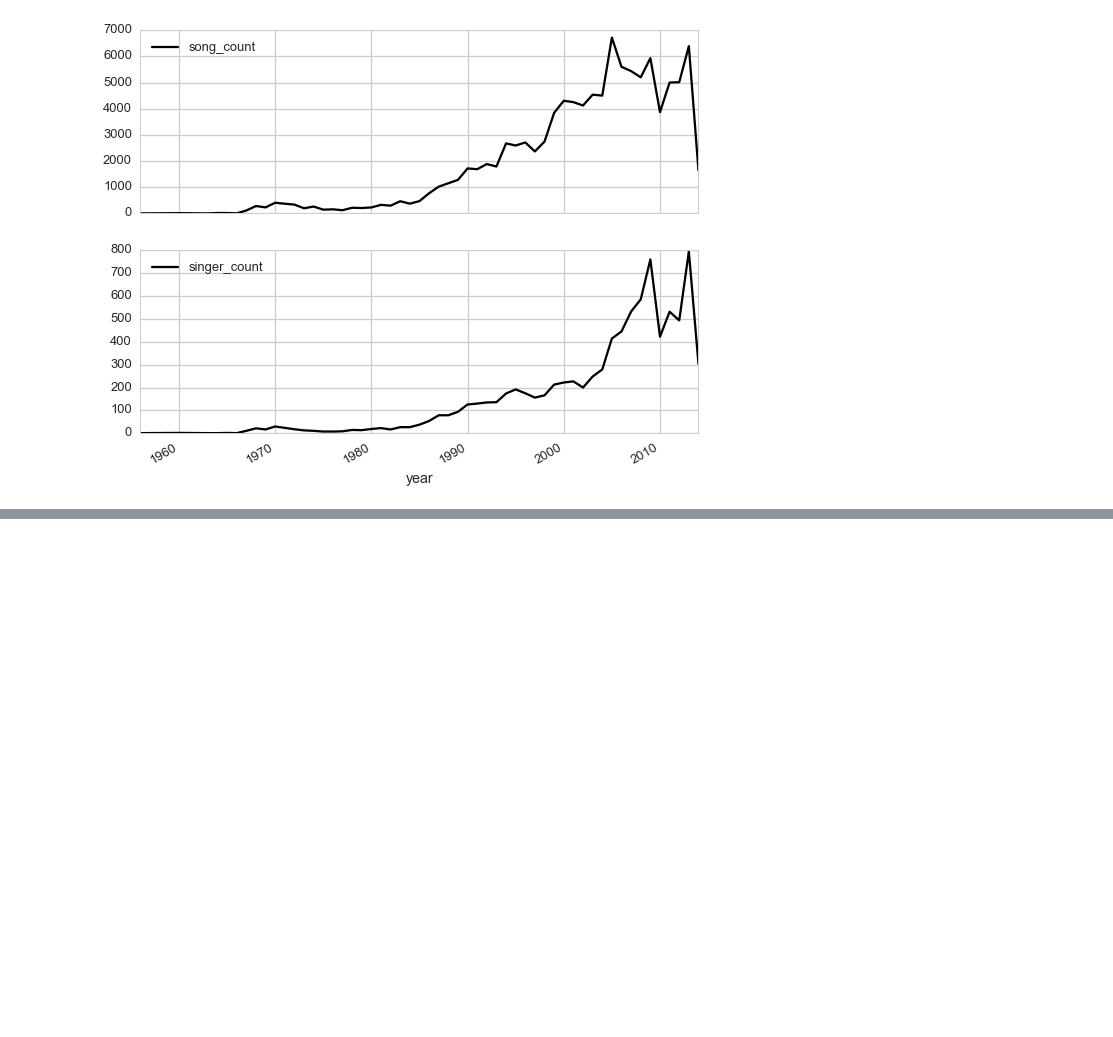
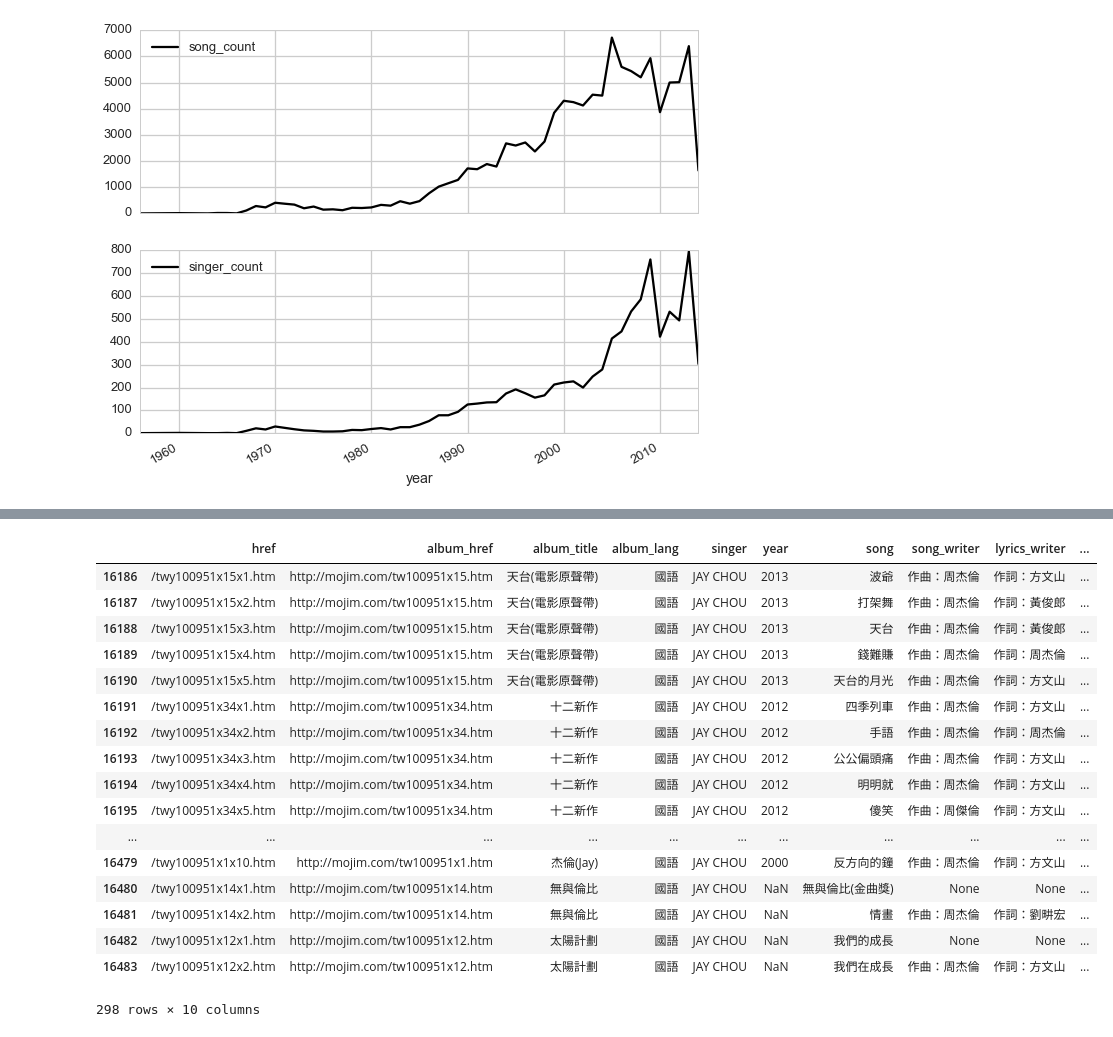
Before and after one commit to ccwang002/asia_lyrics, a Jupyter notebook: 2_Basic Statistics.ipynb, the cells around one changed output, grey strips where cells are left out. Saved outputs shown, nothing was run; the diff lists cells and outputs as text; code cells hidden in the pictures; blank space fills up the shorter version.

```diff
--- a/2_Basic Statistics.ipynb
+++ b/2_Basic Statistics.ipynb
@@ -87,3 +88,6 @@ stat_per_year.plot(x='year', subplots=True, sharex=True)
 array([<matplotlib.axes._subplots.AxesSubplot object at 0x...>,
        <matplotlib.axes._subplots.AxesSubplot object at 0x...>], dtype=object)
 [figure]
+# %%
+conn = sqlalchemy.create_engine('sqlite:///parsed_lyrics.db')
+df = pd.read_sql_table('songs', con=conn)
@@ -89,0 +170,21 @@ array([<matplotlib.axes._subplots.AxesSubplot object at 0x...>,
+# %%
+df[df.singer == 'JAY CHOU']
+# %% [output]
+|  | href | album_href | album_title | album_lang | singer | year | song | song_writer | lyrics_writer | ... |
+| 16186 | /twy100951x15x1.htm | http://mojim.com/tw100951x15.htm | 天台(電影原聲帶) | 國語 | JAY CHOU | 2013 | 波爺 | 作曲：周杰倫 | 作詞：方文山 | ... |
+| 16187 | /twy100951x15x2.htm | http://mojim.com/tw100951x15.htm | 天台(電影原聲帶) | 國語 | JAY CHOU | 2013 | 打架舞 | 作曲：周杰倫 | 作詞：黃俊郎 | ... |
+| 16188 | /twy100951x15x3.htm | http://mojim.com/tw100951x15.htm | 天台(電影原聲帶) | 國語 | JAY CHOU | 2013 | 天台 | 作曲：周杰倫 | 作詞：黃俊郎 | ... |
+| 16189 | /twy100951x15x4.htm | http://mojim.com/tw100951x15.htm | 天台(電影原聲帶) | 國語 | JAY CHOU | 2013 | 錢難賺 | 作曲：周杰倫 | 作詞：周杰倫 | ... |
+| 16190 | /twy100951x15x5.htm | http://mojim.com/tw100951x15.htm | 天台(電影原聲帶) | 國語 | JAY CHOU | 2013 | 天台的月光 | 作曲：周杰倫 | 作詞：方文山 | ... |
+| 16191 | /twy100951x34x1.htm | http://mojim.com/tw100951x34.htm | 十二新作 | 國語 | JAY CHOU | 2012 | 四季列車 | 作曲：周杰倫 | 作詞：方文山 | ... |
+| 16192 | /twy100951x34x2.htm | http://mojim.com/tw100951x34.htm | 十二新作 | 國語 | JAY CHOU | 2012 | 手語 | 作曲：周杰倫 | 作詞：周杰倫 | ... |
+| 16193 | /twy100951x34x3.htm | http://mojim.com/tw100951x34.htm | 十二新作 | 國語 | JAY CHOU | 2012 | 公公偏頭痛 | 作曲：周杰倫 | 作詞：方文山 | ... |
+| 16194 | /twy100951x34x4.htm | http://mojim.com/tw100951x34.htm | 十二新作 | 國語 | JAY CHOU | 2012 | 明明就 | 作曲：周杰倫 | 作詞：方文山 | ... |
+| 16195 | /twy100951x34x5.htm | http://mojim.com/tw100951x34.htm | 十二新作 | 國語 | JAY CHOU | 2012 | 傻笑 | 作曲：周傑倫 | 作詞：方文山 | ... |
+| ... | ... | ... | ... | ... | ... | ... | ... | ... | ... | ... |
+| 16479 | /twy100951x1x10.htm | http://mojim.com/tw100951x1.htm | 杰倫(Jay) | 國語 | JAY CHOU | 2000 | 反方向的鐘 | 作曲：周杰倫 | 作詞：方文山 | ... |
+| 16480 | /twy100951x14x1.htm | http://mojim.com/tw100951x14.htm | 無與倫比 | 國語 | JAY CHOU | NaN | 無與倫比(金曲獎) | None | None | ... |
+| 16481 | /twy100951x14x2.htm | http://mojim.com/tw100951x14.htm | 無與倫比 | 國語 | JAY CHOU | NaN | 情畫 | 作曲：周杰倫 | 作詞：劉畊宏 | ... |
+| 16482 | /twy100951x12x1.htm | http://mojim.com/tw100951x12.htm | 太陽計劃 | 國語 | JAY CHOU | NaN | 我們的成長 | None | None | ... |
+| 16483 | /twy100951x12x2.htm | http://mojim.com/tw100951x12.htm | 太陽計劃 | 國語 | JAY CHOU | NaN | 我們在成長 | 作曲：周杰倫 | 作詞：方文山 | ... |
+298 rows × 10 columns
```
Also changed, not shown: parts of 7 cells of this notebook.
